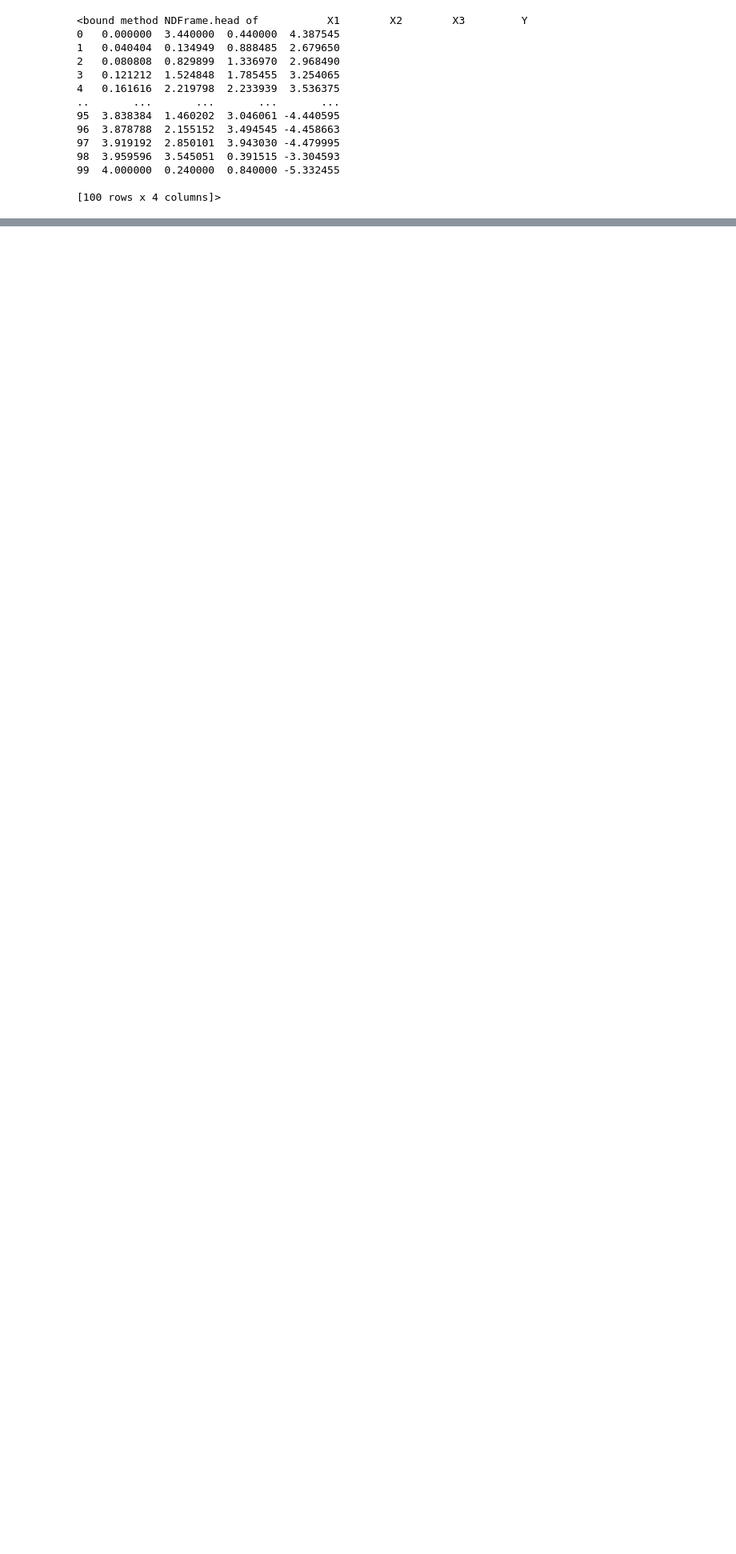
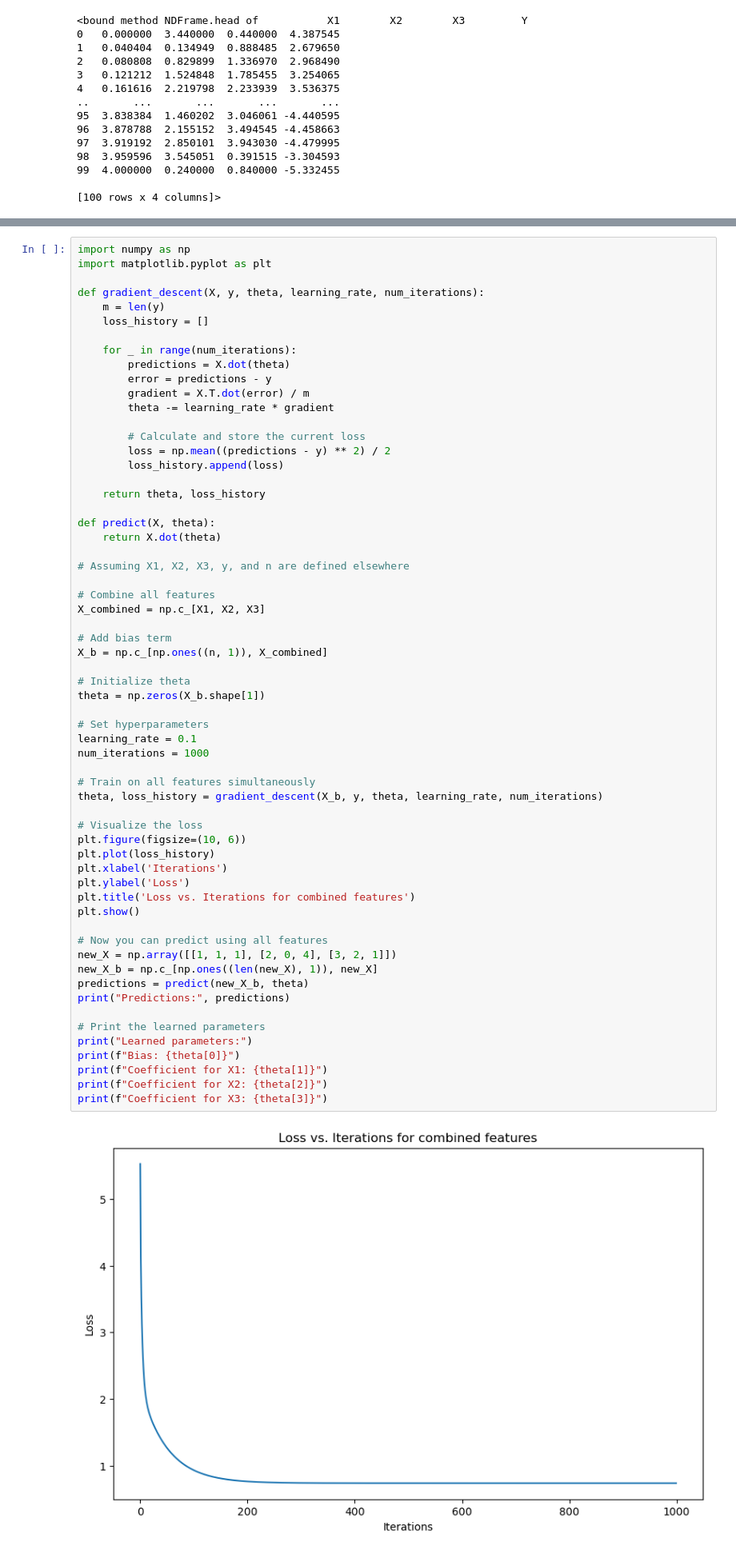
Before and after one commit to RocketDan11/ml, a Jupyter notebook: homework/foo.ipynb, the cells around one changed output, grey strips where cells are left out. Shown at 80% size. Drawn from its saved outputs; the diff is of its cells as text; blank space fills up the shorter version.

```diff
--- a/homework/foo.ipynb
+++ b/homework/foo.ipynb
@@ -57,0 +119,63 @@ X = np.hstack((X0, X1))
+# %%
+import numpy as np
+import matplotlib.pyplot as plt
+
+def gradient_descent(X, y, theta, learning_rate, num_iterations):
+    m = len(y)
+    loss_history = []
+
+    for _ in range(num_iterations):
+        predictions = X.dot(theta)
+        error = predictions - y
+        gradient = X.T.dot(error) / m
+        theta -= learning_rate * gradient
+
+        # Calculate and store the current loss
+        loss = np.mean((predictions - y) ** 2) / 2
+        loss_history.append(loss)
+
+    return theta, loss_history
+
+def predict(X, theta):
+    return X.dot(theta)
+
+# Assuming X1, X2, X3, y, and n are defined elsewhere
+
+# Combine all features
+X_combined = np.c_[X1, X2, X3]
+
+# Add bias term
+X_b = np.c_[np.ones((n, 1)), X_combined]
+
+# Initialize theta
+theta = np.zeros(X_b.shape[1])
+
+# Set hyperparameters
+learning_rate = 0.1
+num_iterations = 1000
+
+# Train on all features simultaneously
+theta, loss_history = gradient_descent(X_b, y, theta, learning_rate, num_iterations)
+
+# Visualize the loss
+plt.figure(figsize=(10, 6))
+plt.plot(loss_history)
+plt.xlabel('Iterations')
+plt.ylabel('Loss')
+plt.title('Loss vs. Iterations for combined features')
+plt.show()
+
+# Now you can predict using all features
+new_X = np.array([[1, 1, 1], [2, 0, 4], [3, 2, 1]])
+new_X_b = np.c_[np.ones((len(new_X), 1)), new_X]
+predictions = predict(new_X_b, theta)
+print("Predictions:", predictions)
+
+# Print the learned parameters
+print("Learned parameters:")
+print(f"Bias: {theta[0]}")
+print(f"Coefficient for X1: {theta[1]}")
+print(f"Coefficient for X2: {theta[2]}")
+print(f"Coefficient for X3: {theta[3]}")
+# %% [output]
+[figure, added]
```
Also changed, not shown: parts of 6 cells of this notebook, 9 other files.
